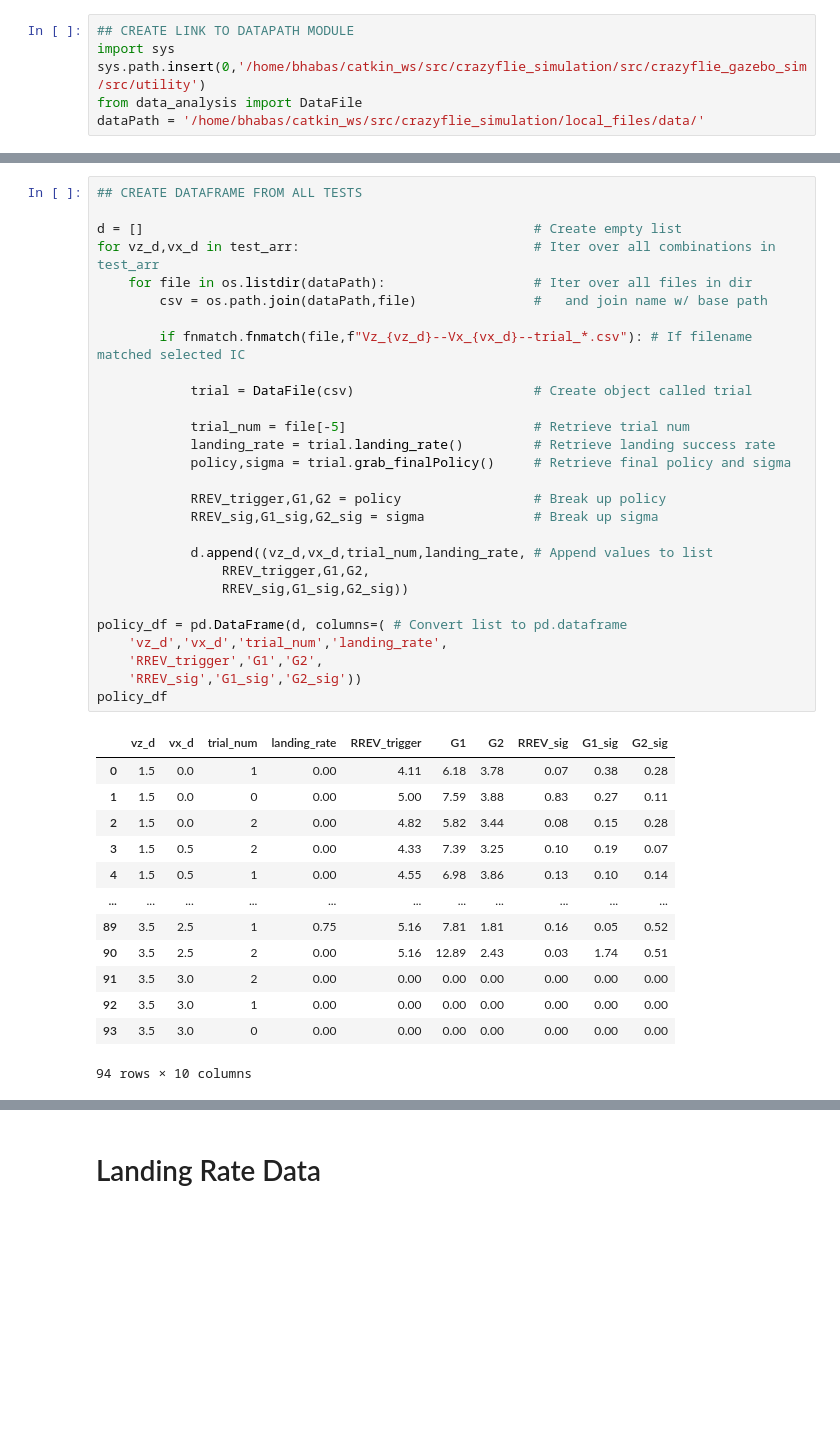
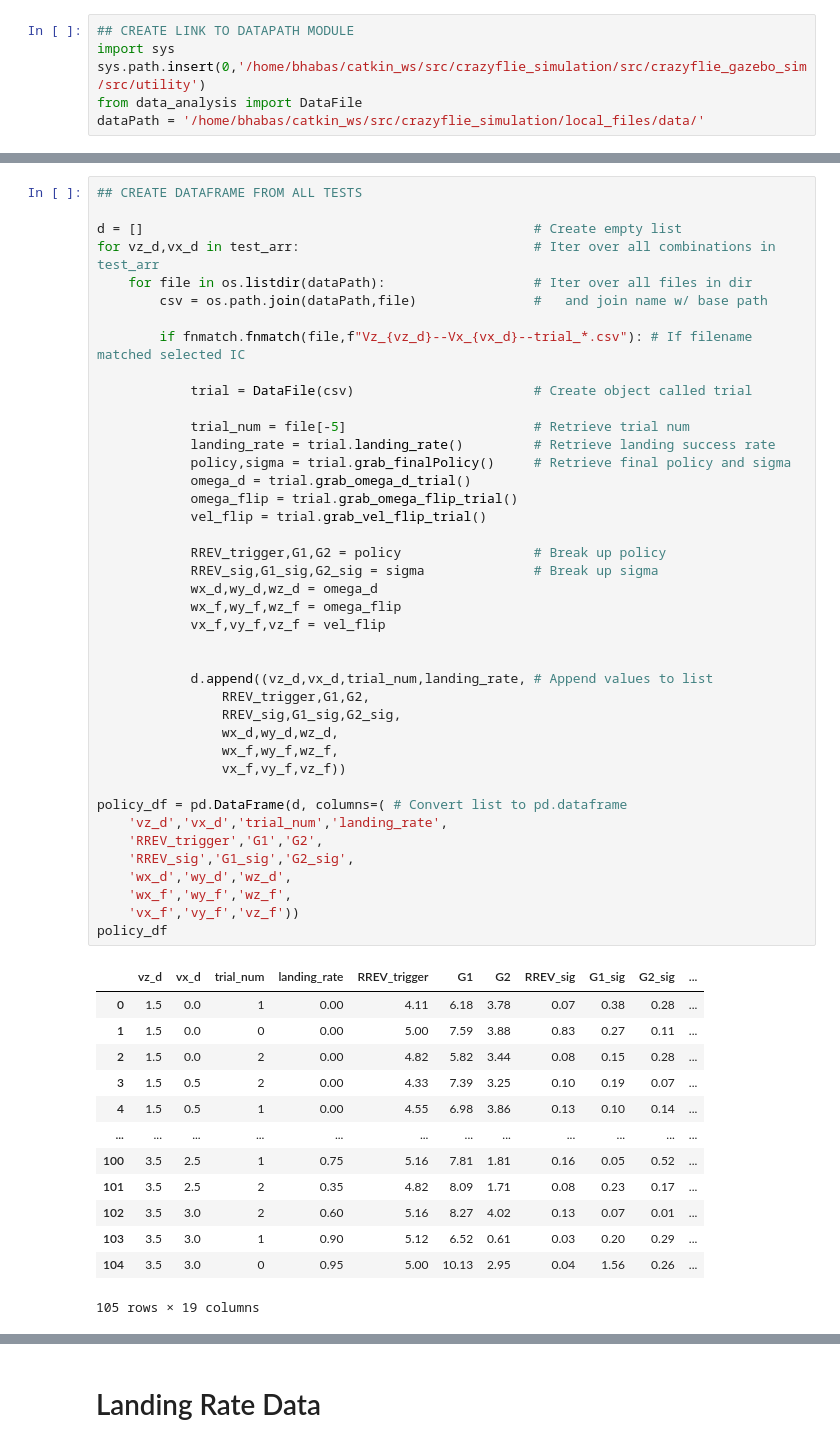
Before and after one commit to bhabas/sar_simulation, a Jupyter notebook: src/Projects/2-D_DataAnalysis/src/data_analysis.ipynb, the cells around one changed output, grey strips where cells are left out. Drawn from its saved outputs; the diff is of its cells as text; blank space fills up the shorter version.

```diff
--- a/src/Projects/2-D_DataAnalysis/src/data_analysis.ipynb
+++ b/src/Projects/2-D_DataAnalysis/src/data_analysis.ipynb
@@ -45,45 +45,58 @@ array([[1.5, 0. ],
 # %%
 ## CREATE DATAFRAME FROM ALL TESTS
 
 d = []                                                  # Create empty list
 for vz_d,vx_d in test_arr:                              # Iter over all combinations in test_arr
     for file in os.listdir(dataPath):                   # Iter over all files in dir
         csv = os.path.join(dataPath,file)               #   and join name w/ base path
 
         if fnmatch.fnmatch(file,f"Vz_{vz_d}--Vx_{vx_d}--trial_*.csv"): # If filename matched selected IC
 
             trial = DataFile(csv)                       # Create object called trial
 
             trial_num = file[-5]                        # Retrieve trial num
             landing_rate = trial.landing_rate()         # Retrieve landing success rate
             policy,sigma = trial.grab_finalPolicy()     # Retrieve final policy and sigma
+            omega_d = trial.grab_omega_d_trial()
+            omega_flip = trial.grab_omega_flip_trial()
+            vel_flip = trial.grab_vel_flip_trial()
 
             RREV_trigger,G1,G2 = policy                 # Break up policy
             RREV_sig,G1_sig,G2_sig = sigma              # Break up sigma
+            wx_d,wy_d,wz_d = omega_d
+            wx_f,wy_f,wz_f = omega_flip
+            vx_f,vy_f,vz_f = vel_flip
+
 
             d.append((vz_d,vx_d,trial_num,landing_rate, # Append values to list
                 RREV_trigger,G1,G2,
-                RREV_sig,G1_sig,G2_sig))
+                RREV_sig,G1_sig,G2_sig,
+                wx_d,wy_d,wz_d,
+                wx_f,wy_f,wz_f,
+                vx_f,vy_f,vz_f))
 
 policy_df = pd.DataFrame(d, columns=( # Convert list to pd.dataframe
     'vz_d','vx_d','trial_num','landing_rate',
     'RREV_trigger','G1','G2',
-    'RREV_sig','G1_sig','G2_sig'))
+    'RREV_sig','G1_sig','G2_sig',
+    'wx_d','wy_d','wz_d',
+    'wx_f','wy_f','wz_f',
+    'vx_f','vy_f','vz_f'))
 policy_df
 # %% [output]
-|  | vz_d | vx_d | trial_num | landing_rate | RREV_trigger | G1 | G2 | RREV_sig | G1_sig | G2_sig |
-| 0 | 1.5 | 0.0 | 1 | 0.00 | 4.11 | 6.18 | 3.78 | 0.07 | 0.38 | 0.28 |
-| 1 | 1.5 | 0.0 | 0 | 0.00 | 5.00 | 7.59 | 3.88 | 0.83 | 0.27 | 0.11 |
-| 2 | 1.5 | 0.0 | 2 | 0.00 | 4.82 | 5.82 | 3.44 | 0.08 | 0.15 | 0.28 |
-| 3 | 1.5 | 0.5 | 2 | 0.00 | 4.33 | 7.39 | 3.25 | 0.10 | 0.19 | 0.07 |
-| 4 | 1.5 | 0.5 | 1 | 0.00 | 4.55 | 6.98 | 3.86 | 0.13 | 0.10 | 0.14 |
-| ... | ... | ... | ... | ... | ... | ... | ... | ... | ... | ... |
-| 89 | 3.5 | 2.5 | 1 | 0.75 | 5.16 | 7.81 | 1.81 | 0.16 | 0.05 | 0.52 |
-| 90 | 3.5 | 2.5 | 2 | 0.00 | 5.16 | 12.89 | 2.43 | 0.03 | 1.74 | 0.51 |
-| 91 | 3.5 | 3.0 | 2 | 0.00 | 0.00 | 0.00 | 0.00 | 0.00 | 0.00 | 0.00 |
-| 92 | 3.5 | 3.0 | 1 | 0.00 | 0.00 | 0.00 | 0.00 | 0.00 | 0.00 | 0.00 |
-| 93 | 3.5 | 3.0 | 0 | 0.00 | 0.00 | 0.00 | 0.00 | 0.00 | 0.00 | 0.00 |
+|  | vz_d | vx_d | trial_num | landing_rate | RREV_trigger | G1 | G2 | RREV_sig | G1_sig | G2_sig | ... |
+| 0 | 1.5 | 0.0 | 1 | 0.00 | 4.11 | 6.18 | 3.78 | 0.07 | 0.38 | 0.28 | ... |
+| 1 | 1.5 | 0.0 | 0 | 0.00 | 5.00 | 7.59 | 3.88 | 0.83 | 0.27 | 0.11 | ... |
+| 2 | 1.5 | 0.0 | 2 | 0.00 | 4.82 | 5.82 | 3.44 | 0.08 | 0.15 | 0.28 | ... |
+| 3 | 1.5 | 0.5 | 2 | 0.00 | 4.33 | 7.39 | 3.25 | 0.10 | 0.19 | 0.07 | ... |
+| 4 | 1.5 | 0.5 | 1 | 0.00 | 4.55 | 6.98 | 3.86 | 0.13 | 0.10 | 0.14 | ... |
+| ... | ... | ... | ... | ... | ... | ... | ... | ... | ... | ... | ... |
+| 100 | 3.5 | 2.5 | 1 | 0.75 | 5.16 | 7.81 | 1.81 | 0.16 | 0.05 | 0.52 | ... |
+| 101 | 3.5 | 2.5 | 2 | 0.35 | 4.82 | 8.09 | 1.71 | 0.08 | 0.23 | 0.17 | ... |
+| 102 | 3.5 | 3.0 | 2 | 0.60 | 5.16 | 8.27 | 4.02 | 0.13 | 0.07 | 0.01 | ... |
+| 103 | 3.5 | 3.0 | 1 | 0.90 | 5.12 | 6.52 | 0.61 | 0.03 | 0.20 | 0.29 | ... |
+| 104 | 3.5 | 3.0 | 0 | 0.95 | 5.00 | 10.13 | 2.95 | 0.04 | 1.56 | 0.26 | ... |
-94 rows × 10 columns
+105 rows × 19 columns
 # %%
 policy_df
 # %% [output]
```
Also changed, not shown: parts of 23 cells of this notebook, 3 other files.
